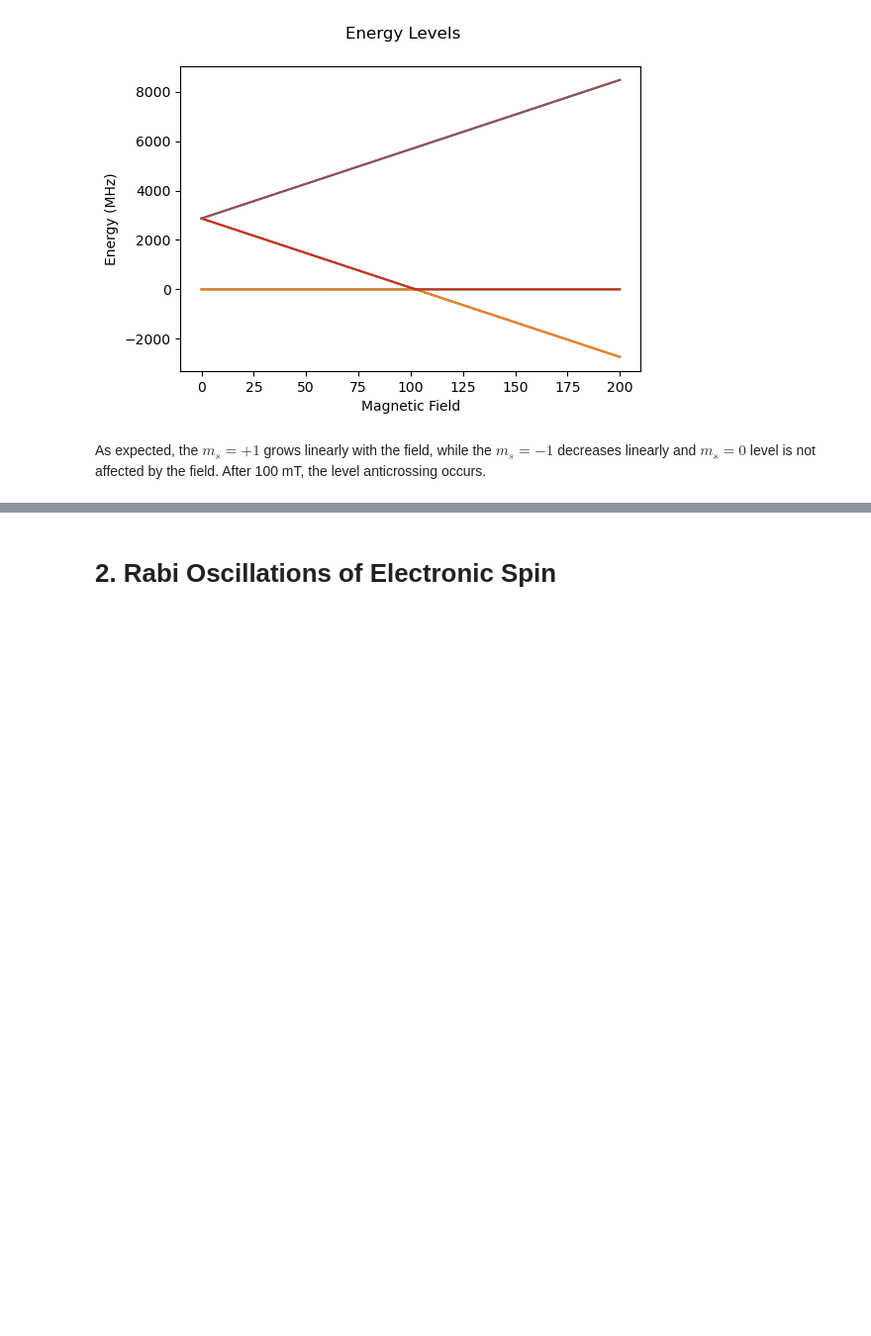
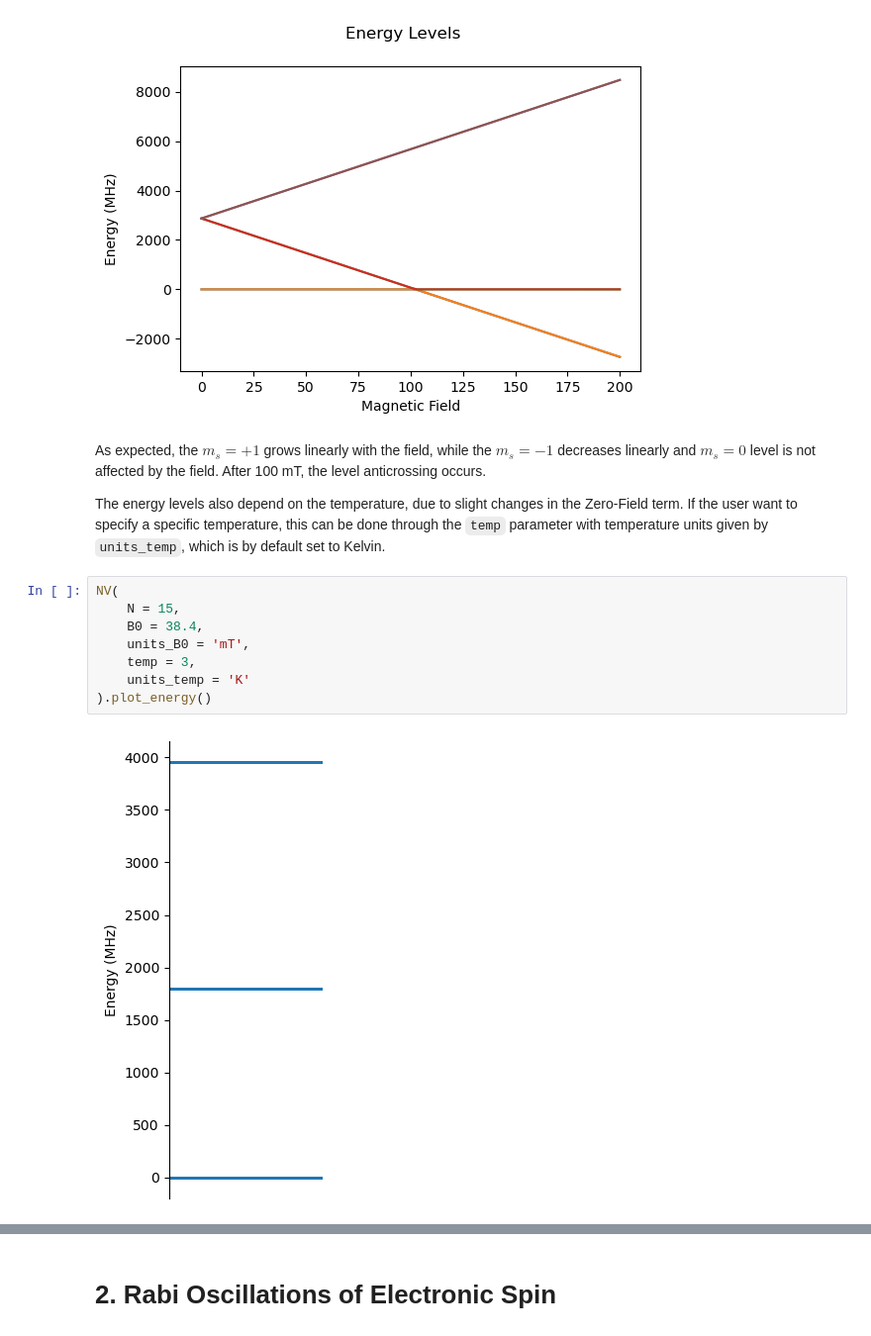
Before and after one commit to QISS-HZB/QuaCCAToo, a Jupyter notebook: docs/tutorials/02_NV_Ramsey_PODMR.ipynb, the cells around one changed output, grey strips where cells are left out. Shown at 99% size. Drawn from its saved outputs; the diff is of its cells as text; blank space fills up the shorter version.

Commit message:
temperature dependence NV hamiltonian
the D parameter is now modelled by polynomial functions over temp
for two different temperature ranges

```diff
--- a/docs/tutorials/02_NV_Ramsey_PODMR.ipynb
+++ b/docs/tutorials/02_NV_Ramsey_PODMR.ipynb
@@ -48,3 +48,15 @@ plot_energy_B0(
 [figure]
 # %% [markdown]
 As expected, the $m_s=+1$ grows linearly with the field, while the $m_s=-1$ decreases linearly and $m_s=0$ level is not affected by the field. After 100 mT, the level anticrossing occurs.
+
+The energy levels also depend on the temperature, due to slight changes in the Zero-Field term. If the user want to specify a specific temperature, this can be done through the `temp` parameter with temperature units given by `units_temp`, which is by default set to Kelvin.
+# %%
+NV(
+    N = 15,
+    B0 = 38.4,
+    units_B0 = 'mT',
+    temp = 3,
+    units_temp = 'K'
+).plot_energy()
+# %% [output]
+[figure, added]
```
Also changed, not shown: parts of 2 cells of this notebook, 1 other file.
